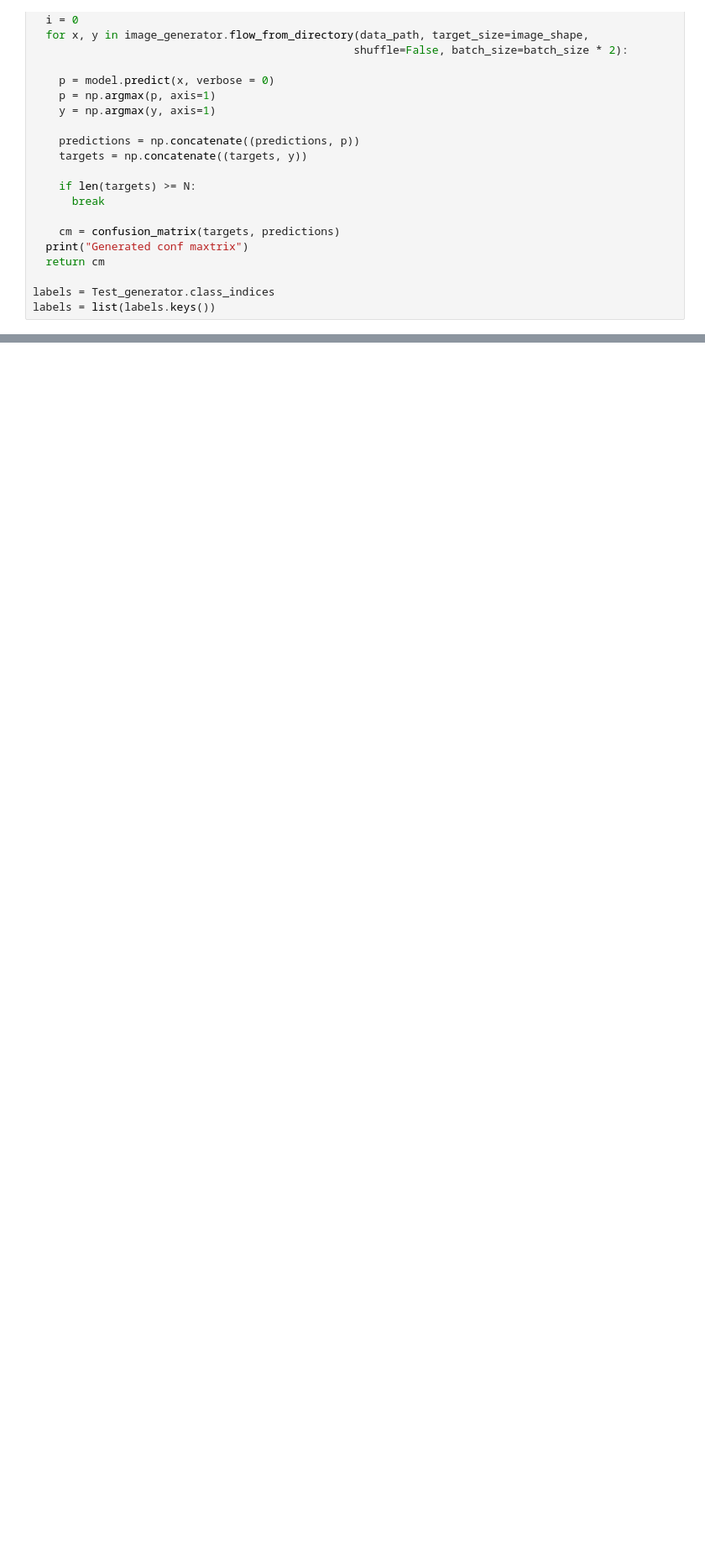
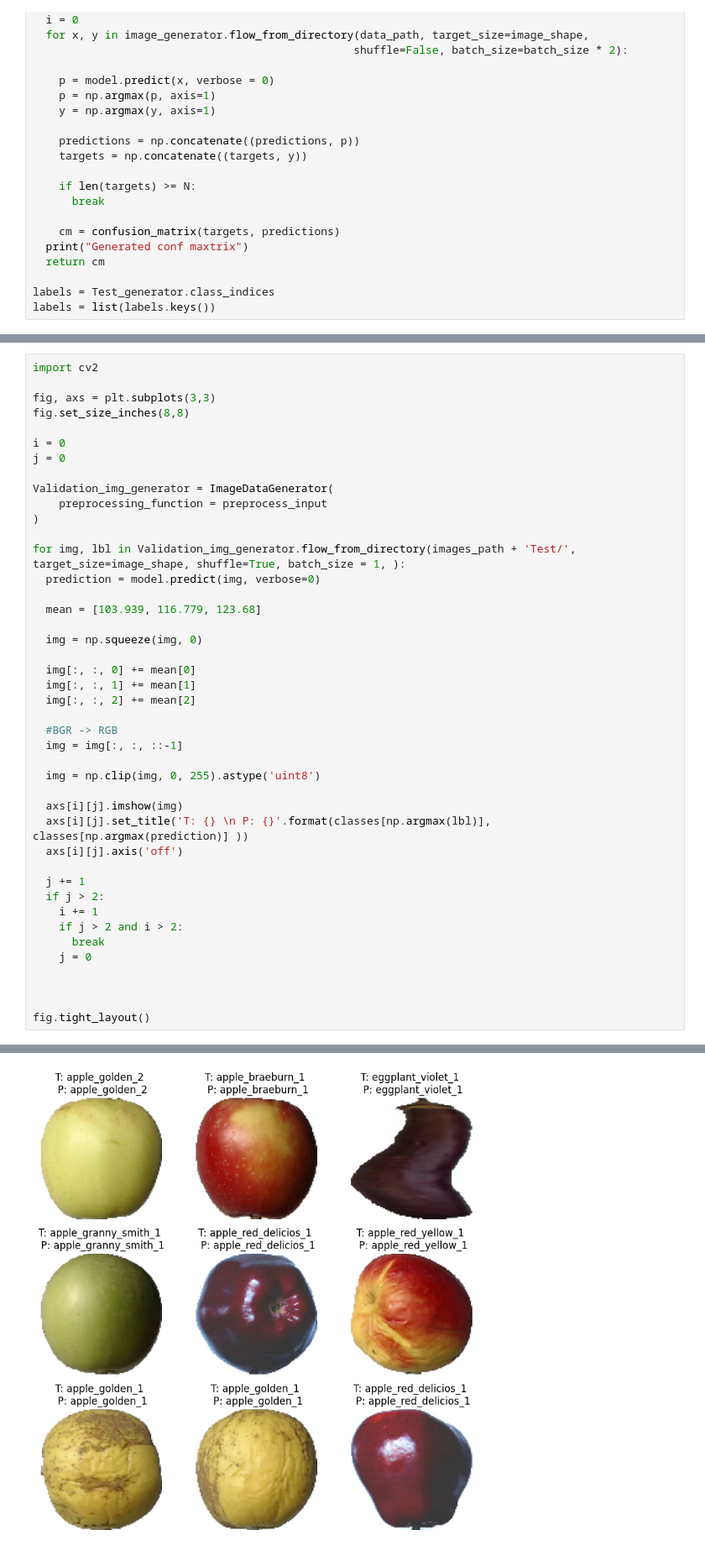
Before and after one commit to GeraGzGm/My_Courses, a Jupyter notebook: Advanced Computer Vision/Transfer Learning VGG16/TransferLearning_VGG16.ipynb, the cells around one changed output, grey strips where cells are left out. Shown at 84% size. Saved outputs shown, nothing was run; the diff lists cells and outputs as text; blank space fills up the shorter version.

```diff
--- a/Advanced Computer Vision/Transfer Learning VGG16/TransferLearning_VGG16.ipynb
+++ b/Advanced Computer Vision/Transfer Learning VGG16/TransferLearning_VGG16.ipynb
@@ -231,0 +250,44 @@ plt.legend()
+# %%
+import cv2
+
+fig, axs = plt.subplots(3,3)
+fig.set_size_inches(8,8)
+
+i = 0
+j = 0
+
+Validation_img_generator = ImageDataGenerator(
+    preprocessing_function = preprocess_input
+)
+
+for img, lbl in Validation_img_generator.flow_from_directory(images_path + 'Test/', target_size=image_shape, shuffle=True, batch_size = 1, ):
+  prediction = model.predict(img, verbose=0)
+
+  mean = [103.939, 116.779, 123.68]
+
+  img = np.squeeze(img, 0)
+
+  img[:, :, 0] += mean[0]
+  img[:, :, 1] += mean[1]
+  img[:, :, 2] += mean[2]
+
+  #BGR -> RGB
+  img = img[:, :, ::-1]
+
+  img = np.clip(img, 0, 255).astype('uint8')
+
+  axs[i][j].imshow(img)
+  axs[i][j].set_title('T: {} \n P: {}'.format(classes[np.argmax(lbl)], classes[np.argmax(prediction)] ))
+  axs[i][j].axis('off')
+
+  j += 1
+  if j > 2:
+    i += 1
+    if j > 2 and i > 2:
+      break
+    j = 0
+
+
+
+fig.tight_layout()
+# %% [output]
@@ -231,0 +295 @@ plt.legend()
+[figure, added]
```
Also changed, not shown: parts of 9 cells of this notebook.
